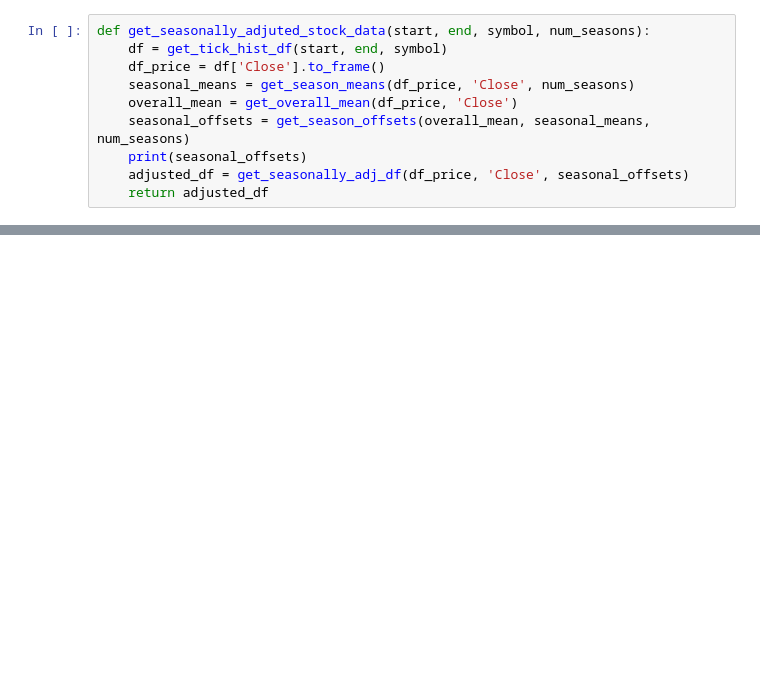
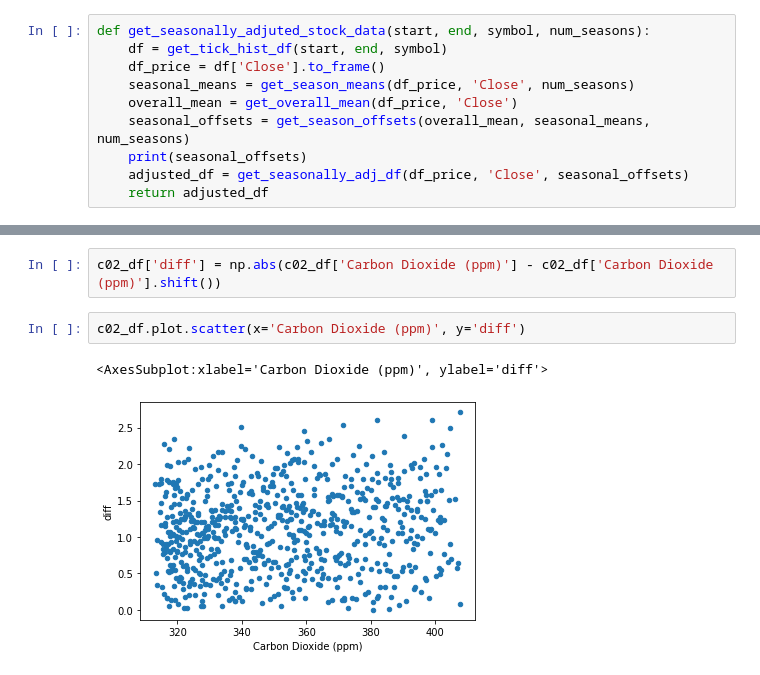
Before and after one commit to huuugh18/finmodel, a Jupyter notebook: 1-5 activity getting data.ipynb, the cells around one changed output, grey strips where cells are left out. Saved outputs shown, nothing was run; the diff lists cells and outputs as text; blank space fills up the shorter version.

```diff
--- a/1-5 activity getting data.ipynb
+++ b/1-5 activity getting data.ipynb
@@ -199,0 +248,7 @@ df_adj.plot(figsize=(15,10))
+# %%
+c02_df['diff'] = np.abs(c02_df['Carbon Dioxide (ppm)'] - c02_df['Carbon Dioxide (ppm)'].shift())
+# %%
+c02_df.plot.scatter(x='Carbon Dioxide (ppm)', y='diff')
+# %% [output]
+<AxesSubplot:xlabel='Carbon Dioxide (ppm)', ylabel='diff'>
+[figure, added]
```
Also changed, not shown: parts of 16 cells of this notebook, 2 other files.
